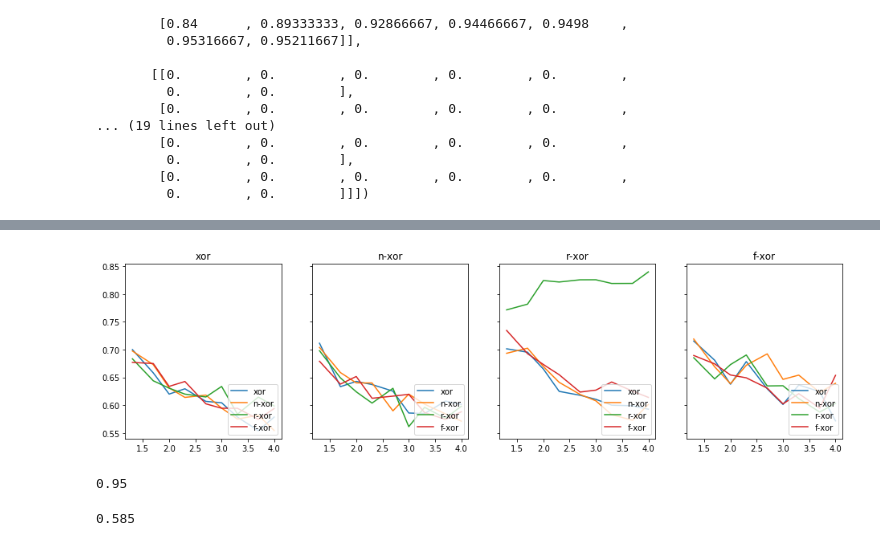
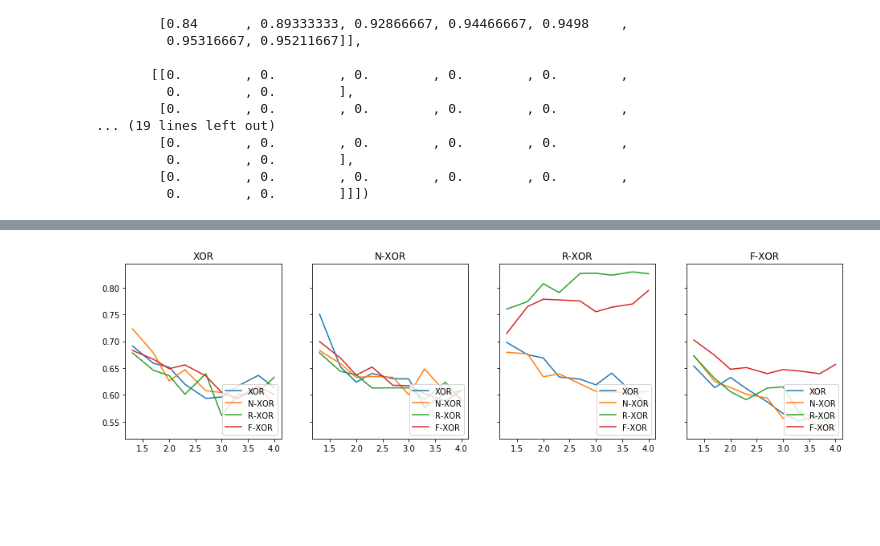
Before and after one commit to neurodata/hayden, a Jupyter notebook: task-dissimilarity/task-dissimilarity-2.ipynb, the cells around one changed output, grey strips where cells are left out. Cells and saved outputs as stored; diff of their text form; code cells hidden in the pictures; blank space fills up the shorter version.

Commit message:
task similarity over and under partition

```diff
--- a/task-dissimilarity/task-dissimilarity-2.ipynb
+++ b/task-dissimilarity/task-dissimilarity-2.ipynb
@@ -454,20 +493,20 @@ std_errors = np.zeros((len(dists), len(dists), len(ns)))
 
 n_mc=100
 for i, n in enumerate(tqdm(ns)):
-    for j, key1 in enumerate(dists_md2):
+    for j, key1 in enumerate(dists_md):
         temp = np.zeros(n_mc)
 
-        for k, key2 in enumerate(dists_md2):
+        for k, key2 in enumerate(dists_md):
             condensed_func = lambda x : task_similarity_estimation_experiment(x,
-                                                                              dists_md2[key1]['funcx'],
-                                                                              dists_md2[key1]['paramsx'],
-                                                                              dists_md2[key1]['classifierx'],
-                                                                              dists_md2[key1]['classifier_paramsx'],
+                                                                              dists_md[key1]['funcx'],
+                                                                              dists_md[key1]['paramsx'],
+                                                                              dists_md[key1]['classifierx'],
+                                                                              dists_md[key1]['classifier_paramsx'],
                                                                               n,
-                                                                              dists_md2[key2]['funcx'],
-                                                                              dists_md2[key2]['paramsx'],
-                                                                              dists_md2[key2]['classifierx'],
-                                                                              dists_md2[key2]['classifier_paramsx']
+                                                                              dists_md[key2]['funcx'],
+                                                                              dists_md[key2]['paramsx'],
+                                                                              dists_md[key2]['classifierx'],
+                                                                              dists_md[key2]['classifier_paramsx']
                                                                             )
 
             temp = np.array(Parallel(n_jobs=-2)(delayed(condensed_func)(int(x)) for x in n*np.ones(n_mc)))
@@ -482,36 +521,14 @@ pickle.dump(std_errors, open('std_errors_estimated_task_similarity_maxdepth2_aco
 # %%
-means = pickle.load(open('means_estimated_task_similarity_maxdepth2_acorn%i'%(acorn), 'rb'))
-std_errors = pickle.load(open('std_errors_estimated_task_similarity_maxdepth2_acorn%i'%(acorn), 'rb'))
+# means = pickle.load(open('means_estimated_task_similarity_maxdepth2_maxn_%i_acorn%i'%(ns[-1], acorn), 'rb'))
+# std_errors = pickle.load(open('std_errors_estimated_task_similarity_maxdepth2_maxn%i_acorn%i'%(ns[-1], acorn), 'rb'))
 
-ns = np.array([20, 50, 100, 200, 500, 1000, 2000, 5000, 10000])
+# ns = np.array([20, 50, 100, 200, 500, 1000, 2000, 5000, 10000])
 fig, ax = plt.subplots(1,4,figsize=(16,4), sharey=True)
 
-for i, key1 in enumerate(dists_md2):
+for i, key1 in enumerate(dists_md):
     ax[i].set_title(key1)
-    for j, key2 in enumerate(dists_md2):
+    for j, key2 in enumerate(dists_md):
         ax[i].plot(np.log10(ns), means[i,j], label=key2)
     ax[i].legend(loc='lower right')
 # %% [output]
-[figure, old version]
+[figure, new version]
-# %%
-nx=1000
-funcx=generate_gaussian_parity
-paramsx= (np.array([-1, -1]), 0.05, 0, 1)
-classifierx=DecisionTreeClassifier
-classifier_paramsx={}
-
-nz=1000
-funcz=generate_gaussian_parity
-paramsz=(np.array([-1, -1]), 0.05, 0, 2)
-classifierz=DecisionTreeClassifier
-classifier_paramsz={}
-
-task_similarity_estimation_experiment(nx, funcx, paramsx, classifierx, classifier_paramsx,
-                                      nz, funcz, paramsz, classifierz, classifier_paramsz)
-# %% [output]
-0.95
-# %%
-task_similarity_estimation_experiment(nz, funcz, paramsz, classifierz, classifier_paramsz,
-                                      nx, funcx, paramsx, classifierx, classifier_paramsx)
-# %% [output]
-0.585
```
Also changed, not shown: parts of 10 cells of this notebook, 14 other files.
